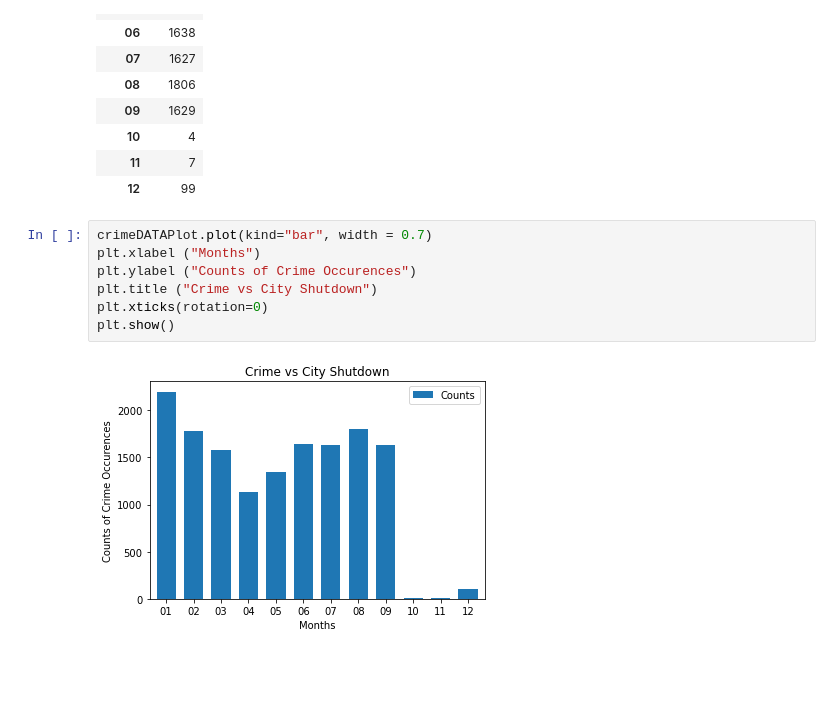
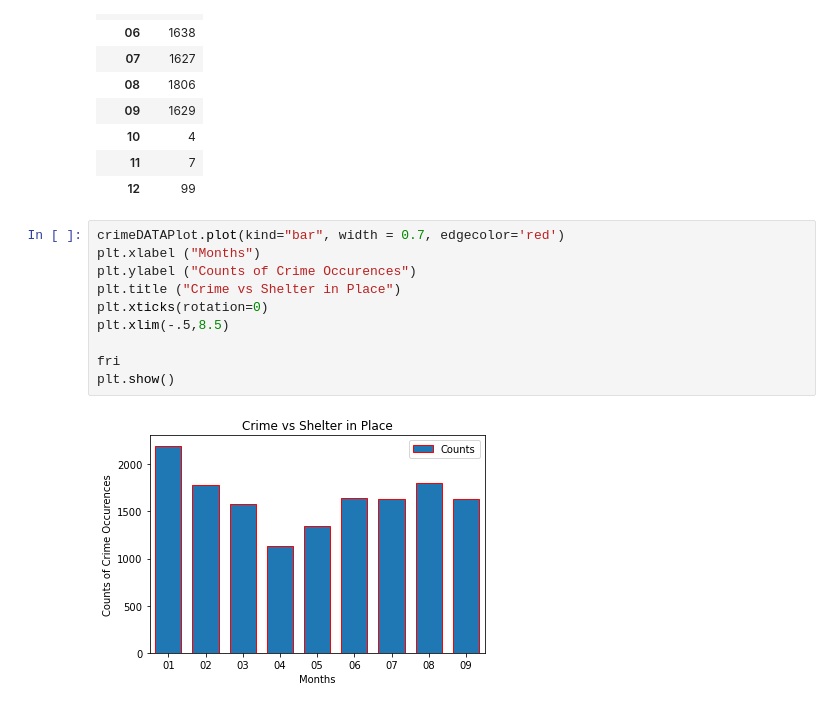
Before and after one commit to iiiramal/project-1-team-4, a Jupyter notebook: Antoine Team Project 1.ipynb, the cells around one changed output. Saved outputs shown, nothing was run; the diff lists cells and outputs as text; blank space fills up the shorter version.

```diff
--- a/Antoine Team Project 1.ipynb
+++ b/Antoine Team Project 1.ipynb
@@ -310,11 +310,14 @@ crimeDATAPlot
 | 11 | 7 |
 | 12 | 99 |
 # %%
-crimeDATAPlot.plot(kind="bar", width = 0.7)
+crimeDATAPlot.plot(kind="bar", width = 0.7, edgecolor='red')
 plt.xlabel ("Months")
 plt.ylabel ("Counts of Crime Occurences")
-plt.title ("Crime vs City Shutdown")
+plt.title ("Crime vs Shelter in Place")
 plt.xticks(rotation=0)
+plt.xlim(-.5,8.5)
+
+fri
 plt.show()
 # %% [output]
-[figure, old version]
+[figure, new version]
```
